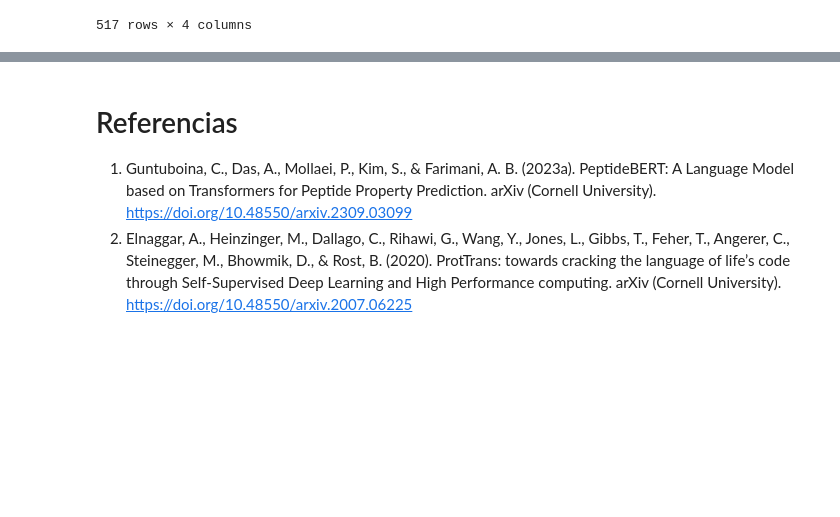
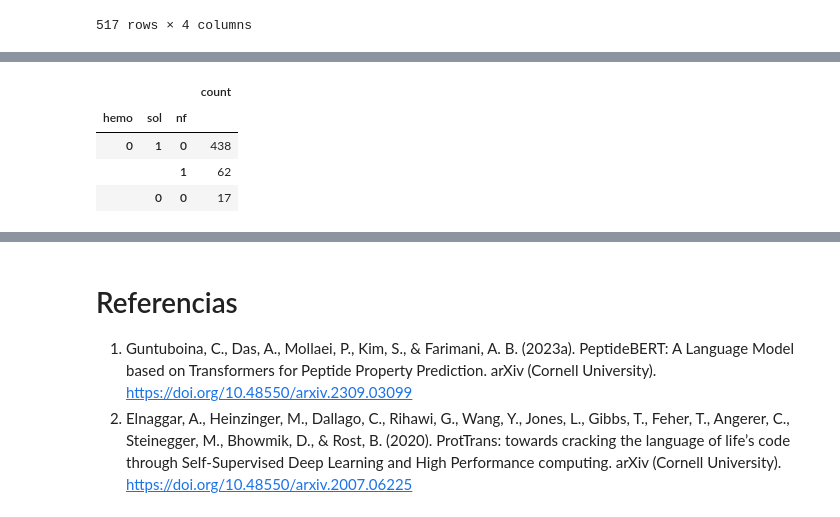
Before and after one commit to A01795375/Proyecto_Integrador_cancer, a Jupyter notebook: notebooks/Avance 5.ipynb, the cells around one changed output, grey strips where cells are left out. Saved outputs shown, nothing was run; the diff lists cells and outputs as text; code cells hidden in the pictures; blank space fills up the shorter version.

```diff
--- a/notebooks/Avance 5.ipynb
+++ b/notebooks/Avance 5.ipynb
@@ -367,0 +401,9 @@ array([[<Axes: title={'center': 'sol'}>, <Axes: title={'center': 'nf'}>]],
+# %%
+# Conteos de péptidos con actividad oncológica por característica
+pd.DataFrame(non_hemolytic[['hemo', 'sol', 'nf']].value_counts())
+# %% [output]
+|  |  |  | count |
+| hemo | sol | nf |  |
+| 0 | 1 | 0 | 438 |
+|  |  | 1 | 62 |
+|  | 0 | 0 | 17 |
```
Also changed, not shown: parts of 28 cells of this notebook.
